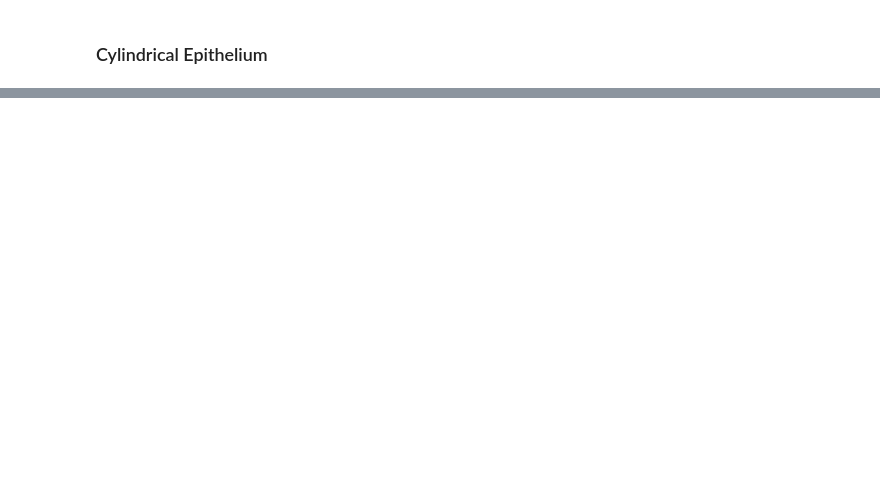
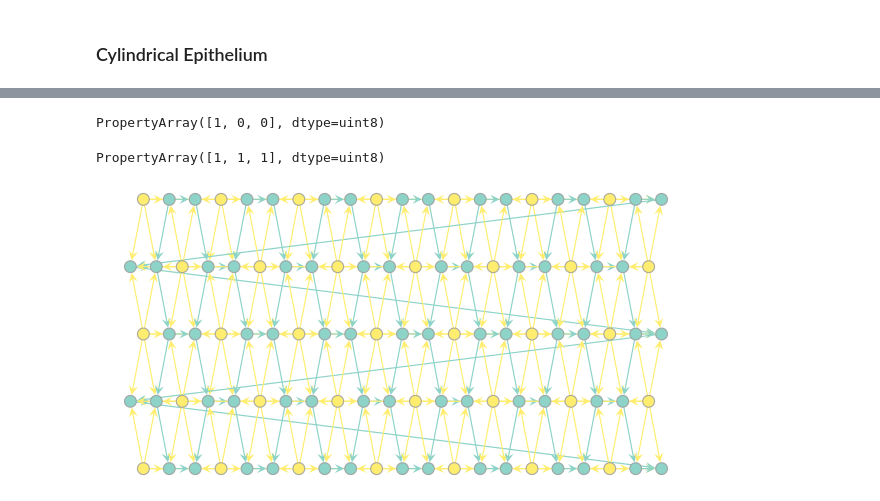
Before and after one commit to glyg/leg-joint, a Jupyter notebook: notebooks/Generation.ipynb, the cells around one changed output, grey strips where cells are left out. Cells and saved outputs as stored; diff of their text form; code cells hidden in the pictures; blank space fills up the shorter version.

```diff
--- a/notebooks/Generation.ipynb
+++ b/notebooks/Generation.ipynb
@@ -66,5 +2,0 @@ ax.set_ylabel('Circumferential')
-# %%
-graph, pos_vp = gt.geometric_graph(pos[['x', 'y', 'z']], l_0*1.1)
-graph.set_directed(True)
-_icv = graph.new_vertex_property('bool')
-_icv.a = is_cell_vert
@@ -111,10 +2,0 @@ dtype('float64')
-# %%
-pos_vp = graph.new_vertex_property('vector<double>')
-z_angle = np.pi/12
-d_theta = 0
-
-pos['pseudo_x'] = pos.z * np.cos(z_angle) - rho_c * np.sin(pos.theta + d_theta) * np.sin(z_angle)
-pos['pseudo_y'] = rho_c * np.cos(pos.theta + d_theta)
-
-pos_vp.set_2d_array(pos[['pseudo_x', 'pseudo_y']].values.T)
-pseudo_pos = gt.graph_draw(graph, pos=pos_vp, vertex_fill_color=_icv, inline=True)
@@ -151,0 +117,2 @@ Name: is_junction_edge, Length: 1464, dtype: uint8
+# %%
+graph = cylindrical(n_length, n_circum, l_0=1, h_0=1)
@@ -151,0 +121,28 @@ Name: is_junction_edge, Length: 1464, dtype: uint8
+# %%
+graph.vp['is_cell_vert'].a[:3]
+# %% [output]
+PropertyArray([1, 0, 0], dtype=uint8)
+# %%
+graph.ep['is_junction_edge'].a[:3]
+# %% [output]
+PropertyArray([1, 1, 1], dtype=uint8)
+# %%
+def draw(graph, coords):
+    is_cell_vert = graph.vp['is_cell_vert']
+    is_junction_edge = graph.ep['is_junction_edge']
+    pos_vp = gt.group_vector_property([graph.vp[c] for c in coords])
+
+    not_junction = is_junction_edge.copy()
+    not_junction.a = 1 - is_junction_edge.a
+    gt.graph_draw(graph, pos_vp, inline=True,
+                  vertex_fill_color=is_cell_vert,
+                  edge_color=not_junction,
+                  output_size=(600, 300))
+# %%
+graph.vp['sigma'] = graph.vp['x'].copy()
+#graph.vp['sigma'].a = np.arctan2(graph.vp['y'].a, graph.vp['x'].a) * rho_c
+graph.vp['sigma'].a = graph.vp['theta'].a * rho_c
+
+draw(graph, ['sigma', 'z'])
+# %% [output]
+[figure, added]
```
Also changed, not shown: parts of 34 cells of this notebook, 3 other files.
